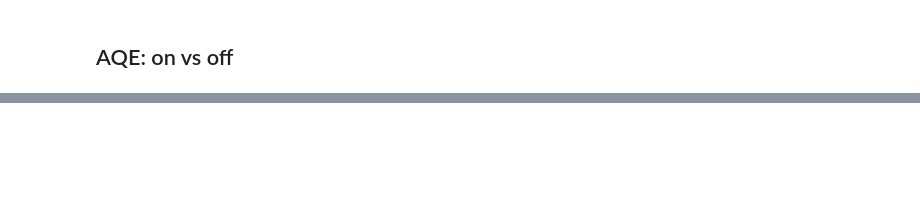
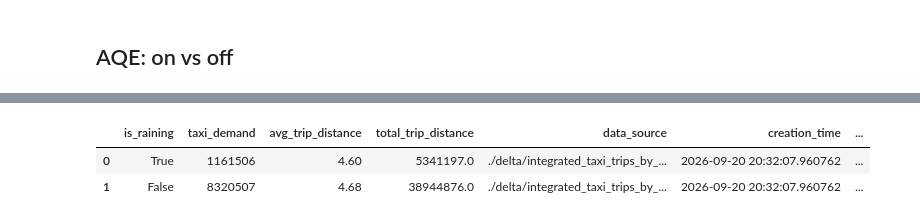
Before and after one commit to Mohammadasfour0743/ID2221_Lab, a Jupyter notebook: Week2.ipynb, the cells around one changed output, grey strips where cells are left out. Drawn from its saved outputs; the diff is of its cells as text; code cells hidden in the pictures; blank space fills up the shorter version.

```diff
--- a/Week2.ipynb
+++ b/Week2.ipynb
@@ -539,0 +741,8 @@ Input [4]: [day_of_week#14046, hour#14043, count#14054L, rank#14059]
+# %%
+weather_summary = spark.read.format("delta").load("delta/assignment4_task4/weather_impact_summary")
+# taxi_zone_statistics.show()
+weather_summary.limit(20).toPandas()
+# %% [output]
+|  | is_raining | taxi_demand | avg_trip_distance | total_trip_distance | data_source | creation_time | ... |
+| 0 | True | 1161506 | 4.60 | 5341197.0 | ./delta/integrated_taxi_trips_by_... | 2026-09-20 20:32:07.960762 | ... |
+| 1 | False | 8320507 | 4.68 | 38944876.0 | ./delta/integrated_taxi_trips_by_... | 2026-09-20 20:32:07.960762 | ... |
```
Also changed, not shown: parts of 26 cells of this notebook, 2 other files.
